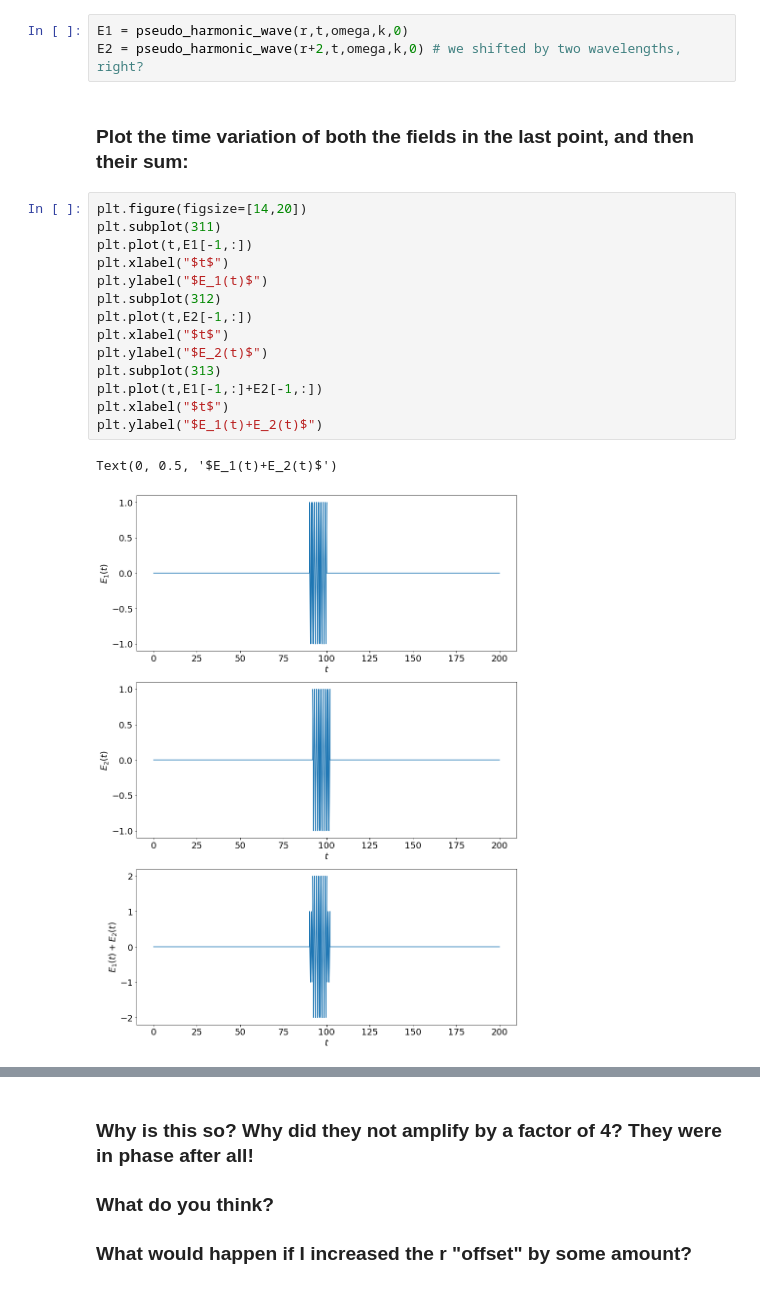
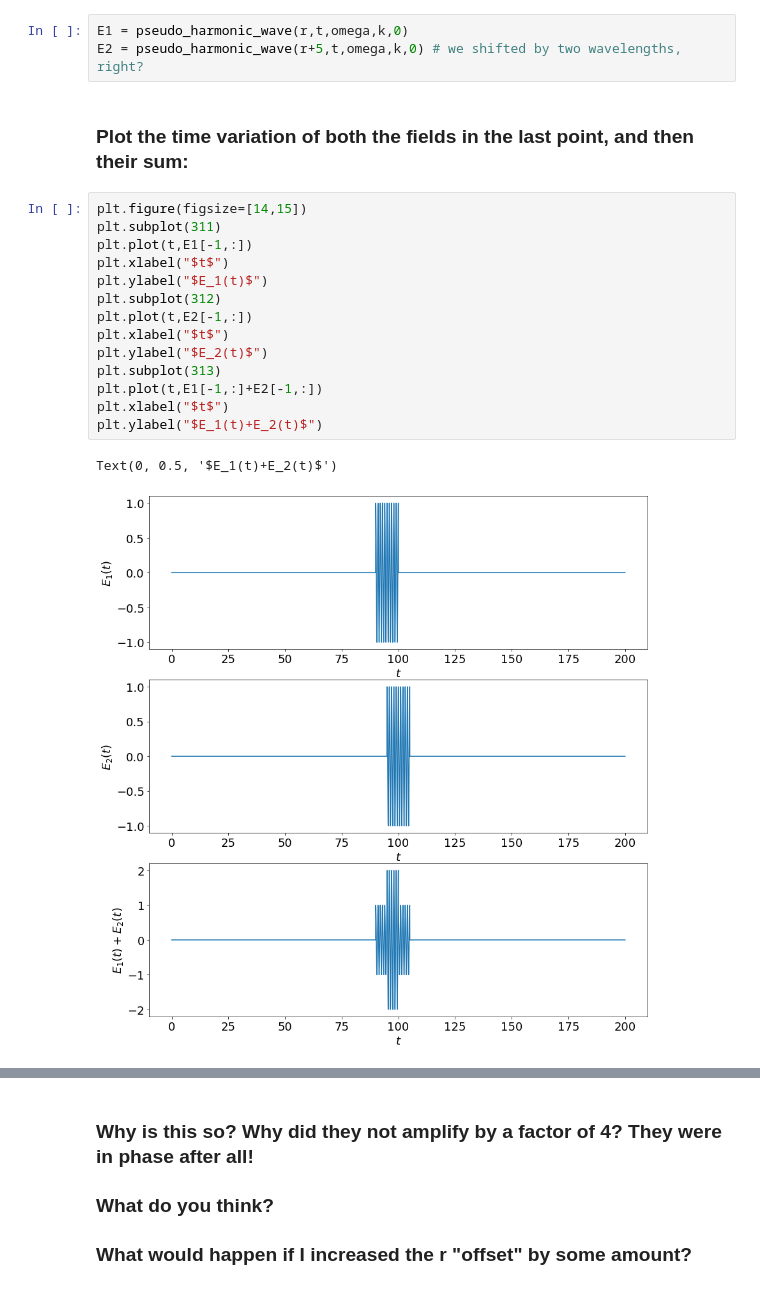
Before and after one commit to ivanzmilic/phys_4510_fall2021, a Jupyter notebook: temporal_coherence.ipynb, the cells around one changed output, grey strips where cells are left out. Saved outputs shown, nothing was run; the diff lists cells and outputs as text.

```diff
--- a/temporal_coherence.ipynb
+++ b/temporal_coherence.ipynb
@@ -289,23 +298,23 @@ Irradiance increases by a factor of:  4.0
 ### Go back to the example of two wavepackets and introduce a path difference between them.
 # %%
 E1 = pseudo_harmonic_wave(r,t,omega,k,0)
-E2 = pseudo_harmonic_wave(r+2,t,omega,k,0) # we shifted by two wavelengths, right?
+E2 = pseudo_harmonic_wave(r+5,t,omega,k,0) # we shifted by two wavelengths, right?
 # %% [markdown]
 ### Plot the time variation of both the fields in the last point, and then their sum:
 # %%
-plt.figure(figsize=[14,20])
+plt.figure(figsize=[14,15])
 plt.subplot(311)
 plt.plot(t,E1[-1,:])
 plt.xlabel("$t$")
 plt.ylabel("$E_1(t)$")
 plt.subplot(312)
 plt.plot(t,E2[-1,:])
 plt.xlabel("$t$")
 plt.ylabel("$E_2(t)$")
 plt.subplot(313)
 plt.plot(t,E1[-1,:]+E2[-1,:])
 plt.xlabel("$t$")
 plt.ylabel("$E_1(t)+E_2(t)$")
 # %% [output]
 Text(0, 0.5, '$E_1(t)+E_2(t)$')
-[figure, old version]
+[figure, new version]
```
Also changed, not shown: parts of 12 cells of this notebook, 3 other files.
